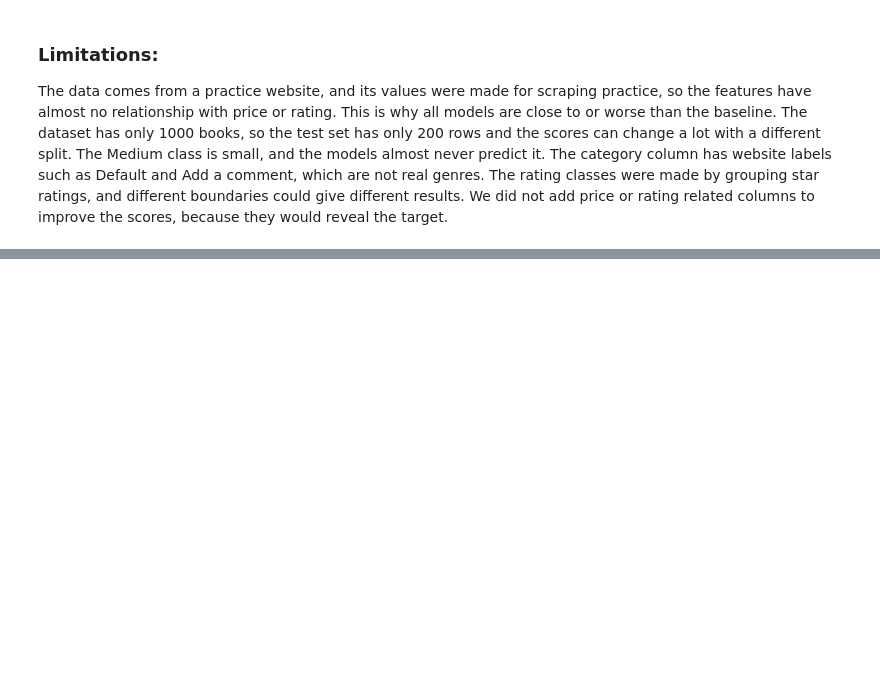
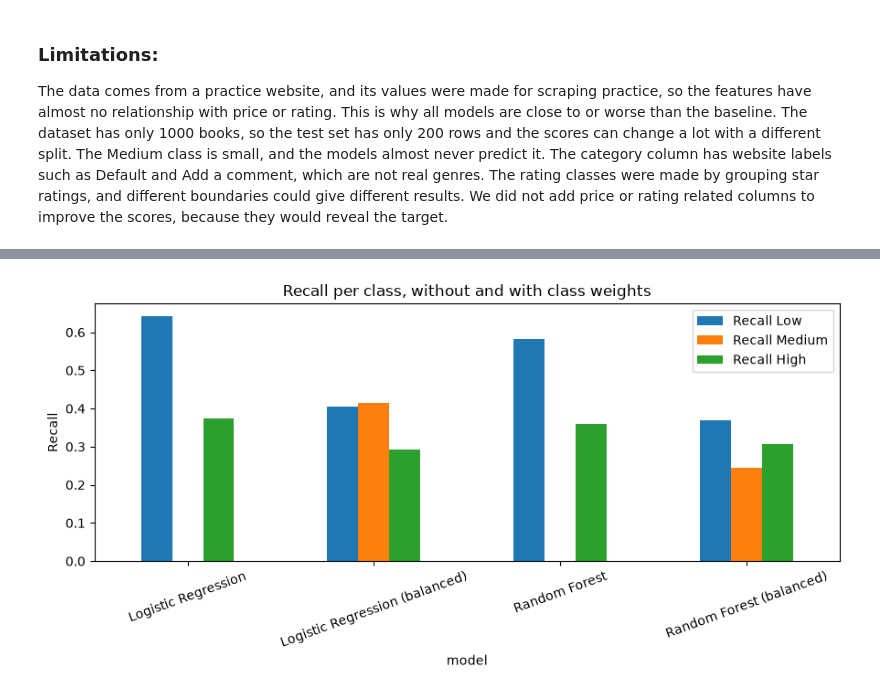
Before and after one commit to l253042/E-commerce, a Jupyter notebook: notebooks/E-commerce.ipynb, the cells around one changed output, grey strips where cells are left out. Cells and saved outputs as stored; diff of their text form; code cells hidden in the pictures; blank space fills up the shorter version.

```diff
--- a/notebooks/E-commerce.ipynb
+++ b/notebooks/E-commerce.ipynb
@@ -1981,0 +1984,15 @@ The data comes from a practice website, and its values were made for scraping pr
+# %%
+from sklearn.feature_extraction.text import TfidfVectorizer
+from sklearn.linear_model import Ridge
+
+train["description"] = train["description"].fillna("")
+test["description"] = test["description"].fillna("")
+print("Empty descriptions in train:", int((train["description"] == "").sum()), "| test:", int((test["description"] == "").sum()))
+
+tfidf_demo = TfidfVectorizer(stop_words="english", max_features=200, min_df=5)
+tfidf_matrix = tfidf_demo.fit_transform(train["description"])
+print("TF-IDF matrix shape:", tfidf_matrix.shape)
+
+top_words = pd.Series(np.asarray(tfidf_matrix.mean(axis=0)).ravel(),
+                      index=tfidf_demo.get_feature_names_out()).sort_values(ascending=False).head(15)
+display(top_words.round(4))
@@ -1981,0 +2074,22 @@ The data comes from a practice website, and its values were made for scraping pr
+# %%
+variants = {
+    "Logistic Regression": LogisticRegression(max_iter=1000, random_state=SEED),
+    "Logistic Regression (balanced)": LogisticRegression(max_iter=1000, class_weight="balanced", random_state=SEED),
+    "Random Forest": RandomForestClassifier(n_estimators=200, min_samples_leaf=5, random_state=SEED),
+    "Random Forest (balanced)": RandomForestClassifier(n_estimators=200, min_samples_leaf=5, class_weight="balanced", random_state=SEED),
+}
+
+imb_rows = []
+for name, model in variants.items():
+    pipe = build_pipeline(FINAL_CLF, model)
+    cv_f1 = cross_val_score(pipe, train[FINAL_CLF], y_train_clf, cv=clf_cv, scoring="f1_macro").mean()
+    pipe.fit(train[FINAL_CLF], y_train_clf)
+    pred = pipe.predict(test[FINAL_CLF])
+    rec = recall_score(y_test_clf, pred, labels=order, average=None, zero_division=0)
+    imb_rows.append({"model": name, "CV macro F1": cv_f1,
+                     "Test accuracy": accuracy_score(y_test_clf, pred),
+                     "Test macro F1": f1_score(y_test_clf, pred, average="macro"),
+                     "Recall Low": rec[0], "Recall Medium": rec[1], "Recall High": rec[2]})
+
+imb = pd.DataFrame(imb_rows).set_index("model")
+display(imb.round(4))
@@ -1981,0 +2106,10 @@ The data comes from a practice website, and its values were made for scraping pr
+# %%
+imb[["Recall Low", "Recall Medium", "Recall High"]].plot.bar(figsize=(9, 4.5))
+plt.ylabel("Recall")
+plt.xticks(rotation=20)
+plt.title("Recall per class, without and with class weights")
+plt.tight_layout()
+plt.savefig(FIG_DIR / "class_weight_recall.png", dpi=150)
+plt.show()
+# %% [output]
+[figure, added]
```
Also changed, not shown: parts of 12 cells of this notebook, 1 other file.
